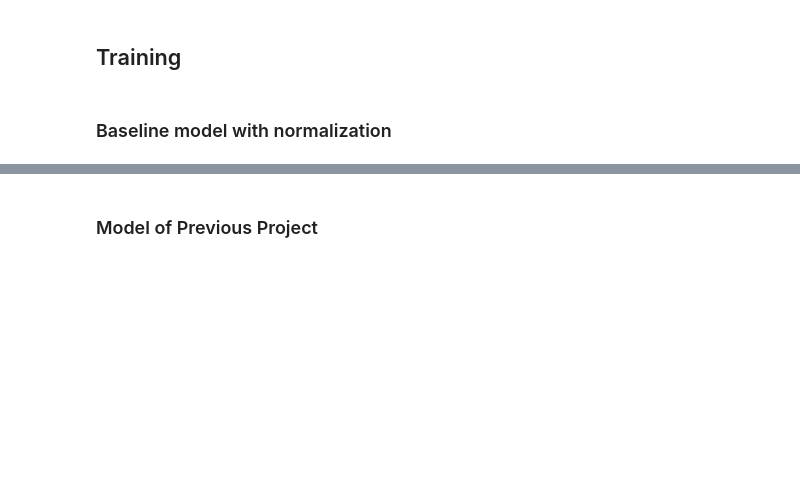
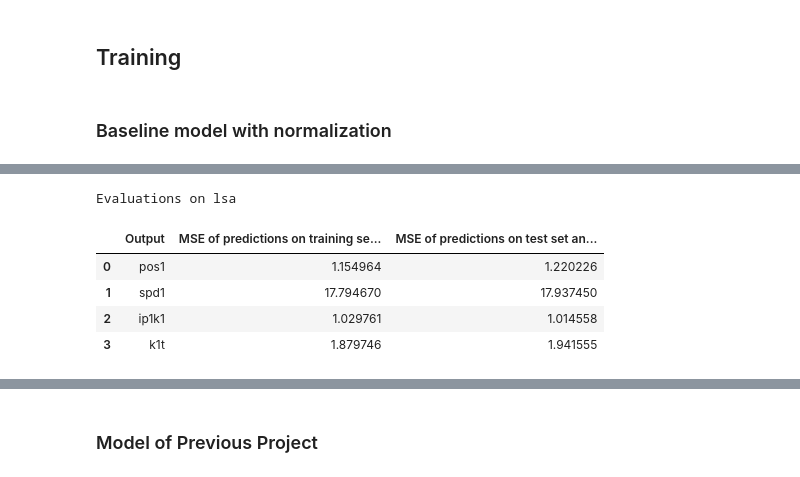
Before and after one commit to chen-xin-94/trelleborg, a Jupyter notebook: scripts/training/NN_combi.ipynb, the cells around one changed output, grey strips where cells are left out. Saved outputs shown, nothing was run; the diff lists cells and outputs as text; code cells hidden in the pictures; blank space fills up the shorter version.

```diff
--- a/scripts/training/NN_combi.ipynb
+++ b/scripts/training/NN_combi.ipynb
@@ -273,3 +281,23 @@ df
+# %%
+print("Evaluations on lsa")
+idx_com_train = np.intersect1d(idx_train_sort, low)
+idx_com_test = np.intersect1d(idx_test_sort, low)
+y_train_lsa_ = y_[idx_com_train]
+y_test_lsa_ = y_[idx_com_test]
+err_dict_lsa = {
+    'Output':GT,
+    'MSE of predictions on training set and lsa' : np.mean(np.square(y[idx_com_train] - y_train_lsa_), axis=0),
+    'MSE of predictions on test set and lsa' : np.mean(np.square(y[idx_com_test] - y_test_lsa_), axis=0)
+}
+df_lsa = pd.DataFrame.from_dict(err_dict_lsa)
+df_lsa
+# %% [output]
+Evaluations on lsa
+|  | Output | MSE of predictions on training se... | MSE of predictions on test set an... |
+| 0 | pos1 | 1.154964 | 1.220226 |
+| 1 | spd1 | 17.794670 | 17.937450 |
+| 2 | ip1k1 | 1.029761 | 1.014558 |
+| 3 | k1t | 1.879746 | 1.941555 |
 # %%
 from sklearn.metrics import mean_squared_error
 print ("MSE of the prediction on training set: ", mean_squared_error(y_train_,y[idx_train_sort]))
```
Also changed, not shown: parts of 12 cells of this notebook, 2 other files.
